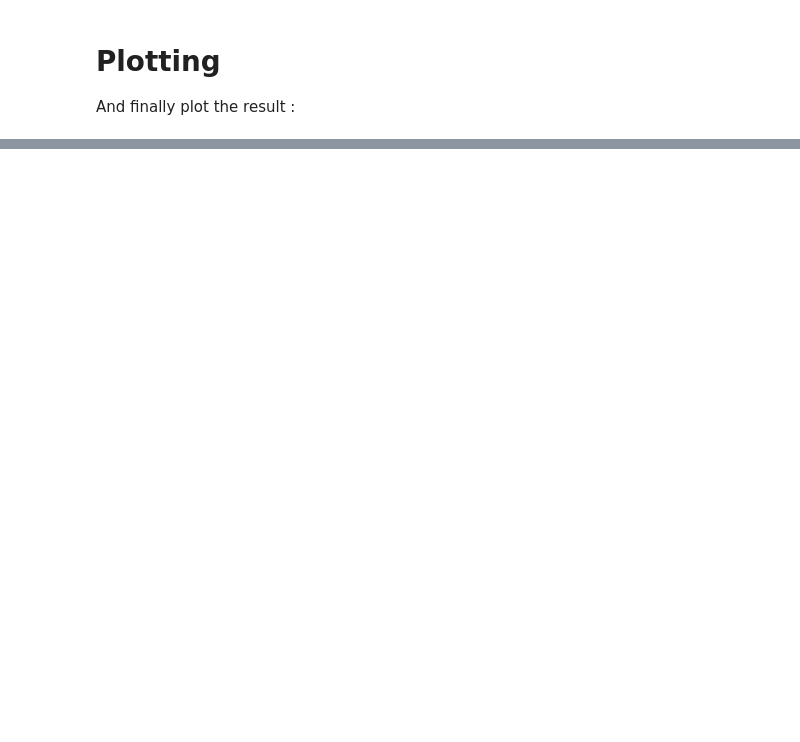
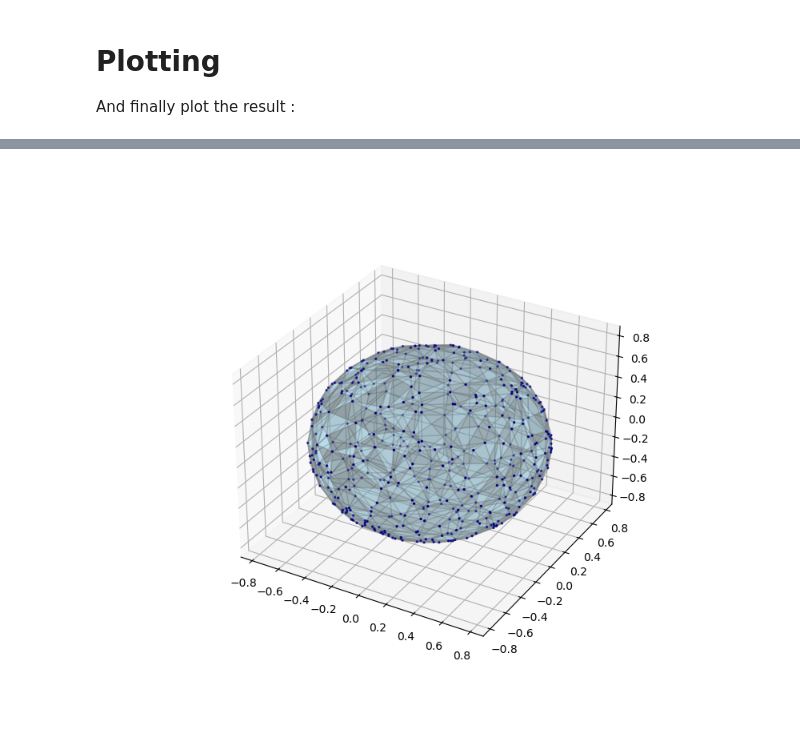
Before and after one commit to Standlm/lab-2-ik, a Jupyter notebook: my_IK.ipynb, the cells around one changed output, grey strips where cells are left out. Cells and saved outputs as stored; diff of their text form; code cells hidden in the pictures; blank space fills up the shorter version.

```diff
--- a/my_IK.ipynb
+++ b/my_IK.ipynb
@@ -78,68 +67,57 @@ array([-2.3807055 , -0.12828506, -2.56237864])
+# %%
+reachable_points = []
+
+radius = .78
+center = np.array([0.0, 0.0, 0.0])
+
+for i in range(500):
+
+    # Generate a random point and backgrack from inverse kinematics
+    target_position = randompoint(radius, center)
+
+    joint_angles = my_chain.inverse_kinematics(target_position)
+
+    # Find actual end-effector position
+    fk = my_chain.forward_kinematics(joint_angles)
+    position = fk[:3, 3]
+
+    # Check whether the robot reached the target
+    if np.linalg.norm(position - target_position) < 0.01:
+        reachable_points.append(position)
 # %%
+# Convert to NumPy array
+points = np.asarray(reachable_points)
 
-# Actual end-effector positions recorded from forward kinematics.
-points = np.asarray(reachable_points, dtype=float)
-
-if points.ndim != 2 or points.shape[1] != 3:
-  raise ValueError("reachable_points must contain [x, y, z] positions.")
-
-points = np.unique(points, axis=0)
-
-if len(points) < 4 or np.linalg.matrix_rank(points - points.mean(axis=0)) < 3:
-  raise ValueError("Need at least four non-coplanar points for a 3D hull.")
+# Calculate convex hull
+if len(points) < 4 or np.linalg.matrix_rank(
+    points - points.mean(axis=0)
+) < 3:
+    raise ValueError("Need at least four non-coplanar reachable points.")
 
 hull = ConvexHull(points)
 
-print("Actual reachable positions (meters):")
-for point in points:
-  print(f"[{point[0]:.6f}, {point[1]:.6f}, {point[2]:.6f}]")
+print("Estimated workspace volume:", hull.volume, "m³")
+print("Estimated workspace surface area:", hull.area, "m²")
 
-print(f"\nConvex hull volume: {hull.volume:.6f} m³")
-print(f"Convex hull surface area: {hull.area:.6f} m²")
-print("Minimum x, y, z:", points.min(axis=0))
-print("Maximum x, y, z:", points.max(axis=0))
-
-np.savetxt(
-  "reachable_points.csv",
-  points,
-  delimiter=",",
-  header="x,y,z",
-  comments="",
-)
-
+# Plot workspace
 fig = plt.figure(figsize=(8, 7))
 ax = fig.add_subplot(111, projection="3d")
 
 ax.plot_trisurf(
-  points[:, 0],
-  points[:, 1],
-  points[:, 2],
-  triangles=hull.simplices,
-  color="skyblue",
-  edgecolor="gray",
-  linewidth=0.4,
-  alpha=0.35,
-)
-ax.scatter(
-  points[:, 0], points[:, 1], points[:, 2],
-  color="navy", s=10, label="Actual end-effector positions",
+    points[:, 0],
+    points[:, 1],
+    points[:, 2],
+    triangles=hull.simplices,
+    color="skyblue",
+    alpha=0.3,
+    edgecolor="gray"
 )
 
-# Equal axis scales preserve the apparent shape.
-center = (points.min(axis=0) + points.max(axis=0)) / 2
-half_span = np.ptp(points, axis=0).max() / 2
-ax.set_xlim(center[0] - half_span, center[0] + half_span)
-ax.set_ylim(center[1] - half_span, center[1] + half_span)
-ax.set_zlim(center[2] - half_span, center[2] + half_span)
-ax.set_box_aspect((1, 1, 1))
-
-ax.set_xlabel("X (m)")
-ax.set_ylabel("Y (m)")
-ax.set_zlabel("Z (m)")
-ax.set_title("Estimated robot workspace boundary")
-ax.legend()
-
-plt.tight_layout()
-plt.savefig("workspace_boundary.png", dpi=200)
-plt.show()
+ax.scatter(
+    points[:, 0],
+    points[:, 1],
+    points[:, 2],
+    s=2,
+    color="navy"
+)
 # %% [output]
@@ -146,0 +127 @@ ValueError: reachable_points must contain [x, y, z] positions.
+[figure, added]
```
Also changed, not shown: parts of 11 cells of this notebook.
